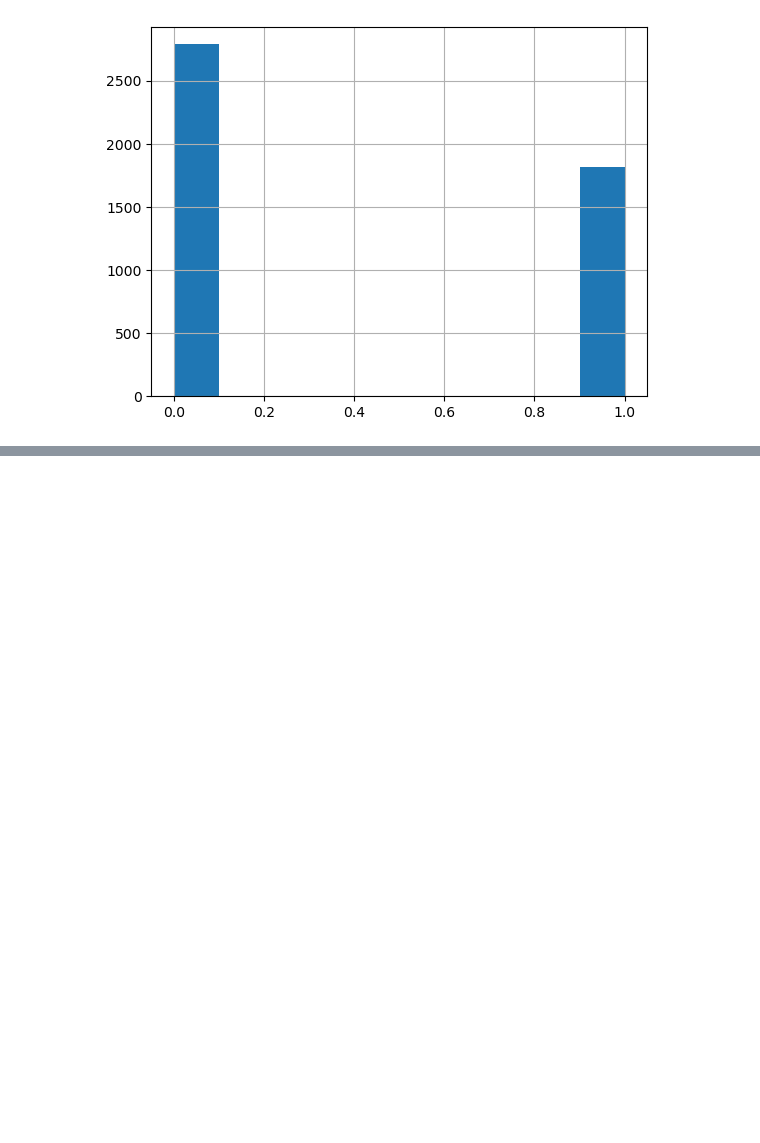
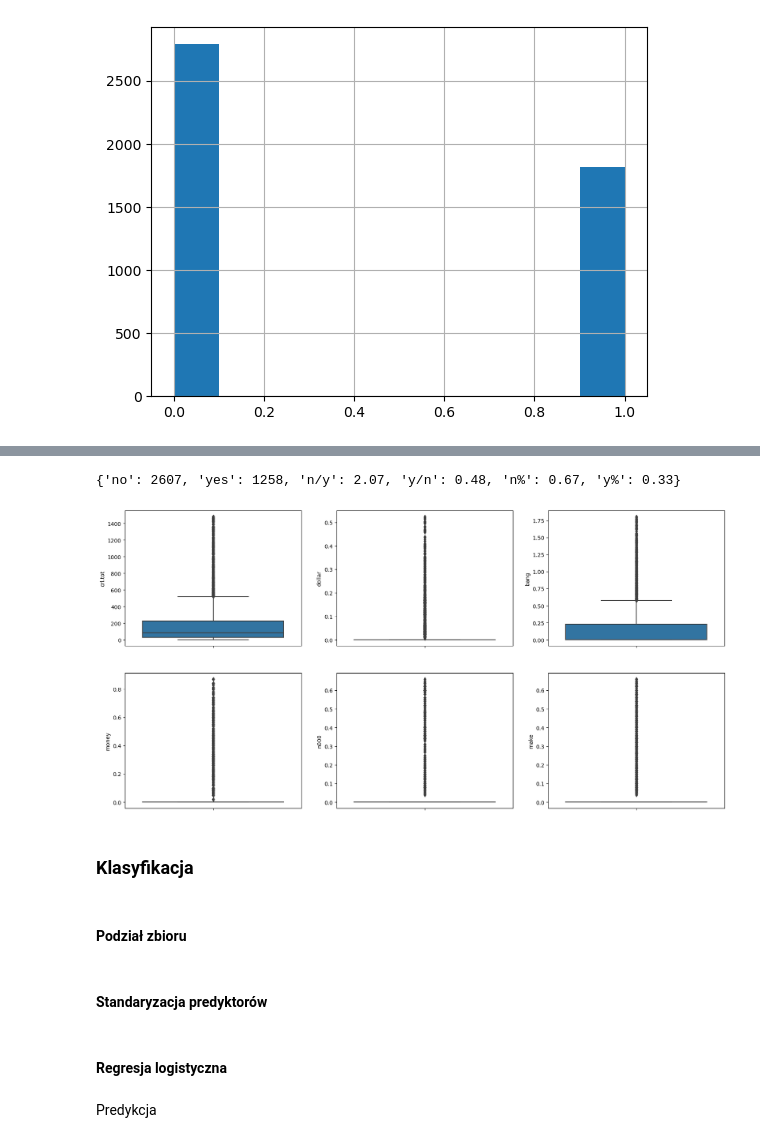
Before and after one commit to knum-atlas/bootcamp, a Jupyter notebook: 2023/3_klasyfikacja_python.ipynb, the cells around one changed output, grey strips where cells are left out. Cells and saved outputs as stored; diff of their text form; code cells hidden in the pictures; blank space fills up the shorter version.

Commit message:
update 3_klasyfikacja_python.ipnyb
added new models for 3_klasyfikacja_python.ipnyb

```diff
--- a/2023/3_klasyfikacja_python.ipynb
+++ b/2023/3_klasyfikacja_python.ipynb
@@ -79,0 +176,12 @@ df.spam.hist()
+# %%
+{'no': df2['spam'].tolist().count(0), 'yes': df2['spam'].tolist().count(1), 'n/y': round(df2['spam'].tolist().count(0)/df2['spam'].tolist().count(1),2), 'y/n': round(df2['spam'].tolist().count(1)/df2['spam'].tolist().count(0),2), 'n%': round(df2['spam'].tolist().count(0)/len(df2['spam'].tolist()),2), 'y%': round(df2['spam'].tolist().count(1)/len(df2['spam'].tolist()),2)}
+# %% [output]
+{'no': 2607, 'yes': 1258, 'n/y': 2.07, 'y/n': 0.48, 'n%': 0.67, 'y%': 0.33}
+# %%
+boxplots(df2,predictors)
+# %% [output]
+[figure, added]
+# %% [markdown]
+### Klasyfikacja
+# %% [markdown]
+#### Podział zbioru
@@ -79,0 +192,2 @@ df.spam.hist()
+# %% [markdown]
+#### Standaryzacja predyktorów
@@ -79,0 +210,2 @@ df.spam.hist()
+# %% [markdown]
+#### Regresja logistyczna
@@ -79,0 +216,2 @@ df.spam.hist()
+# %% [markdown]
+Predykcja
```
Also changed, not shown: parts of 43 cells of this notebook, 1 other file.
